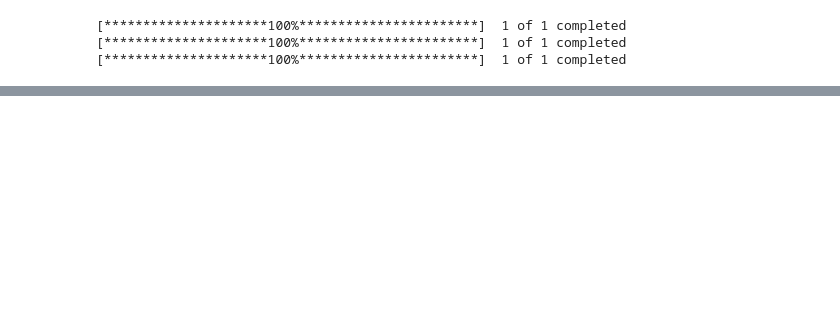
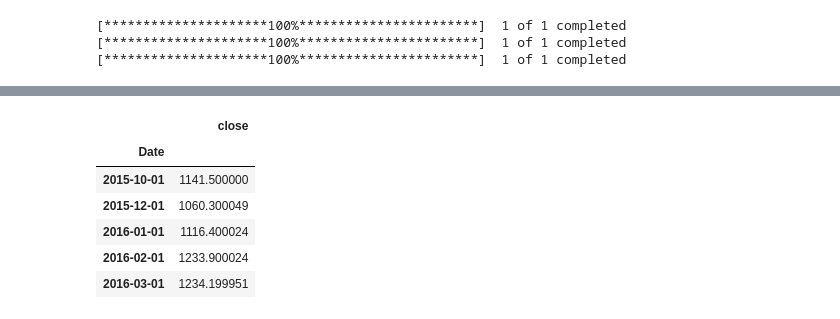
Before and after one commit to livelyvinay4u/Project1_group1, a Jupyter notebook: Project 1 Code.ipynb, the cells around one changed output, grey strips where cells are left out. Saved outputs shown, nothing was run; the diff lists cells and outputs as text; code cells hidden in the pictures; blank space fills up the shorter version.

```diff
--- a/Project 1 Code.ipynb
+++ b/Project 1 Code.ipynb
@@ -66,6 +77,16 @@ snp_data_long = snp_data.loc["2000-10-07":"2012-12-15"]
 gold_data_short = gold_data.loc["2022-02-24":today]
 oil_data_short = oil_data.loc["2022-02-24":today]
 snp_data_short = snp_data.loc["2022-02-24":today]
+# %%
+gold_data_afghan.head()
+# %% [output]
+|  | close |
+| Date |  |
+| 2015-10-01 | 1141.500000 |
+| 2015-12-01 | 1060.300049 |
+| 2016-01-01 | 1116.400024 |
+| 2016-02-01 | 1233.900024 |
+| 2016-03-01 | 1234.199951 |
 # %%
 # Concat by every event
 # GFC
```
Also changed, not shown: parts of 13 cells of this notebook, 1 other file.
